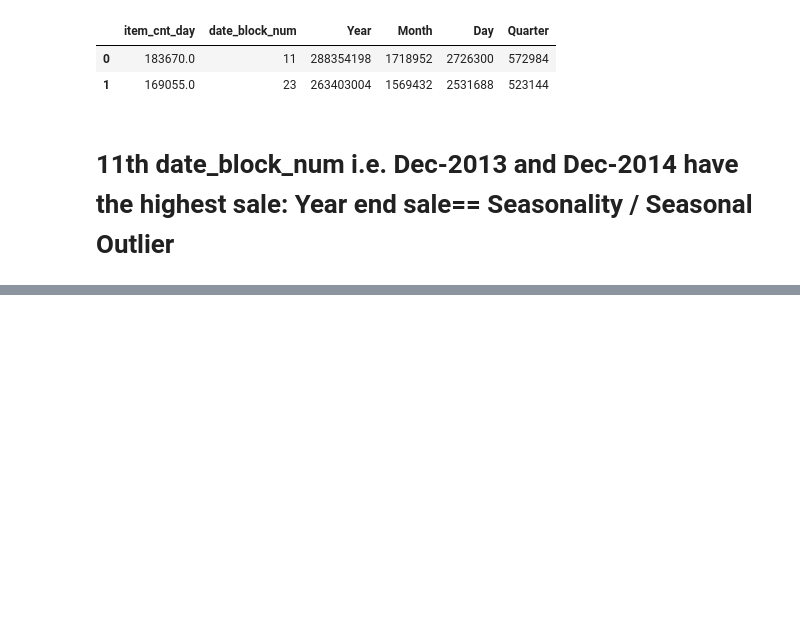
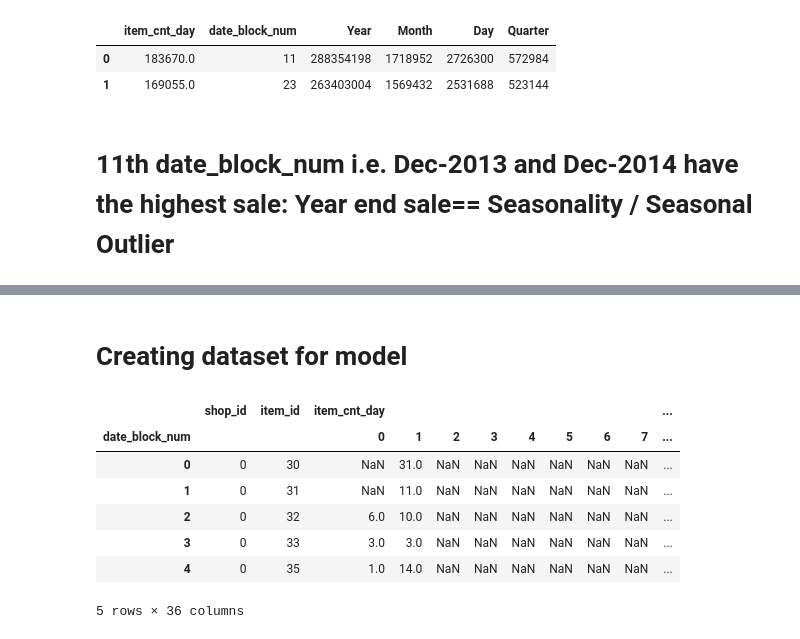
Before and after one commit to SRFZJAVED/TimeSeries, a Jupyter notebook: TASK_File.ipynb, the cells around one changed output, grey strips where cells are left out. Saved outputs shown, nothing was run; the diff lists cells and outputs as text; code cells hidden in the pictures; blank space fills up the shorter version.

```diff
--- a/TASK_File.ipynb
+++ b/TASK_File.ipynb
@@ -706,0 +338,4 @@ plt.show()
+# %%
+#Removing not required columns:
+sales_train_df.drop(["item_name", "item_category_id", "shop_name",  "item_category_name", "Year", "Month", "Day","Quarter"], axis =1,  inplace = True)
+sales_train_df.head()
@@ -706,0 +349,16 @@ plt.show()
+# %% [markdown]
+# Creating dataset for model
+# %%
+#Using Pivot Table
+train_df = sales_train_df.pivot_table(index = ["shop_id", "item_id"], values = ["item_cnt_day"], columns= ["date_block_num"], aggfunc= "sum")
+train_df.reset_index(inplace = True)
+train_df.head()
+# %% [output]
+|  | shop_id | item_id | item_cnt_day |  |  |  |  |  |  |  | ... |
+| date_block_num |  |  | 0 | 1 | 2 | 3 | 4 | 5 | 6 | 7 | ... |
+| 0 | 0 | 30 | NaN | 31.0 | NaN | NaN | NaN | NaN | NaN | NaN | ... |
+| 1 | 0 | 31 | NaN | 11.0 | NaN | NaN | NaN | NaN | NaN | NaN | ... |
+| 2 | 0 | 32 | 6.0 | 10.0 | NaN | NaN | NaN | NaN | NaN | NaN | ... |
+| 3 | 0 | 33 | 3.0 | 3.0 | NaN | NaN | NaN | NaN | NaN | NaN | ... |
+| 4 | 0 | 35 | 1.0 | 14.0 | NaN | NaN | NaN | NaN | NaN | NaN | ... |
+5 rows × 36 columns
```
Also changed, not shown: parts of 95 cells of this notebook.
